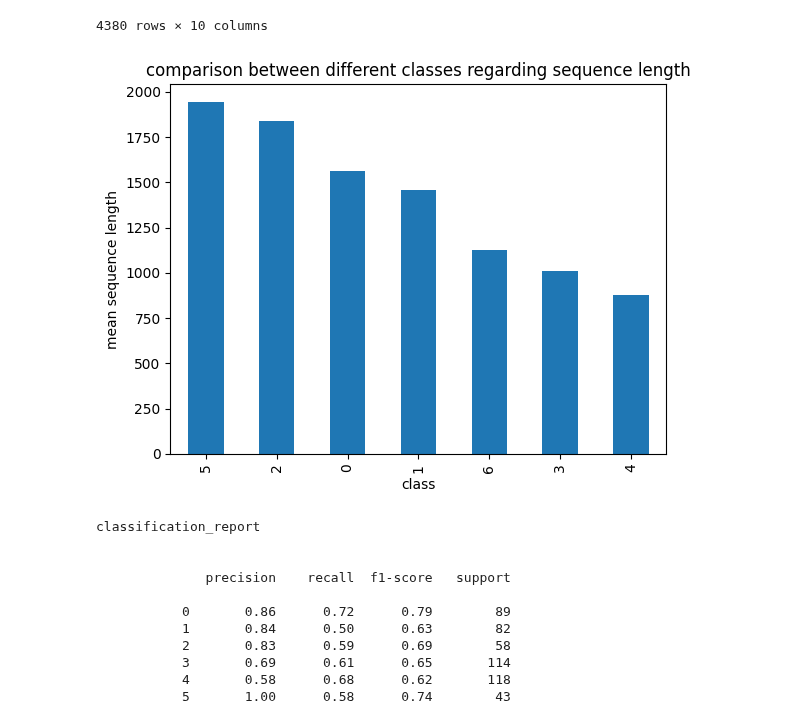
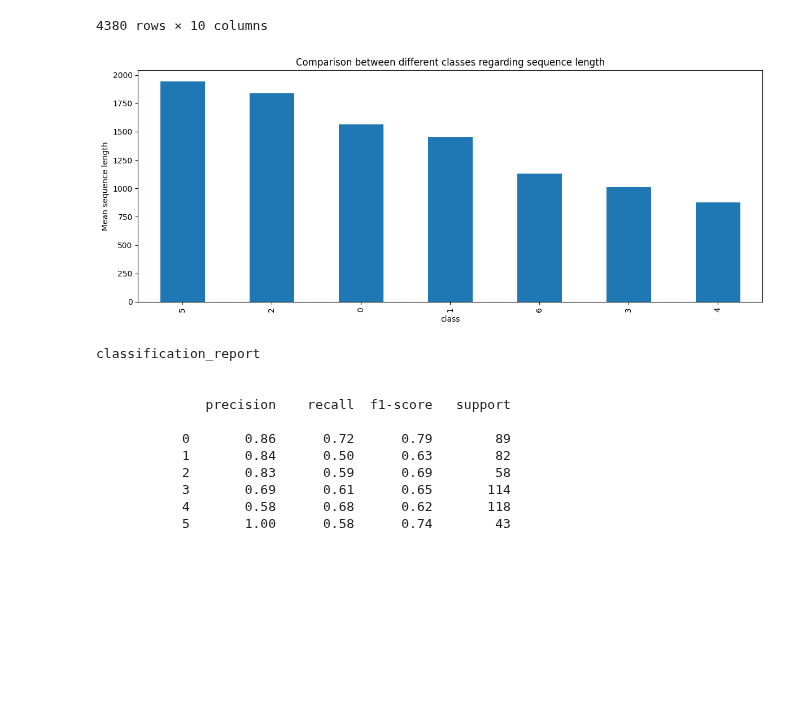
Before and after one commit to YamenNahhas/my-data-project, a Jupyter notebook: notebooks/DNA classification/Human Data Sequnence.ipynb, the cells around one changed output. Saved outputs shown, nothing was run; the diff lists cells and outputs as text; code cells hidden in the pictures; blank space fills up the shorter version.

```diff
--- a/notebooks/DNA classification/Human Data Sequnence.ipynb
+++ b/notebooks/DNA classification/Human Data Sequnence.ipynb
@@ -318,13 +325,18 @@ df
 # %%
 #comparison between different classes regarding sequence length
 mean_length = df.groupby("class")["seq_length"].mean()
 
-mean_length.sort_values(ascending=False).plot.bar()
-plt.title('comparison between different classes regarding sequence length')
-plt.ylabel('mean sequence length')
+fig, ax = plt.subplots(figsize=(12, 5))
+
+mean_length.sort_values(ascending=False).plot.bar(ax=ax)
+
+ax.set_title('Comparison between different classes regarding sequence length')
+ax.set_ylabel('Mean sequence length')
+
+plt.tight_layout()
 plt.show()
 # %% [output]
-[figure, old version]
+[figure, new version]
 # %%
 #generation of class list
 labels = []
```
Also changed, not shown: parts of 8 cells of this notebook.
